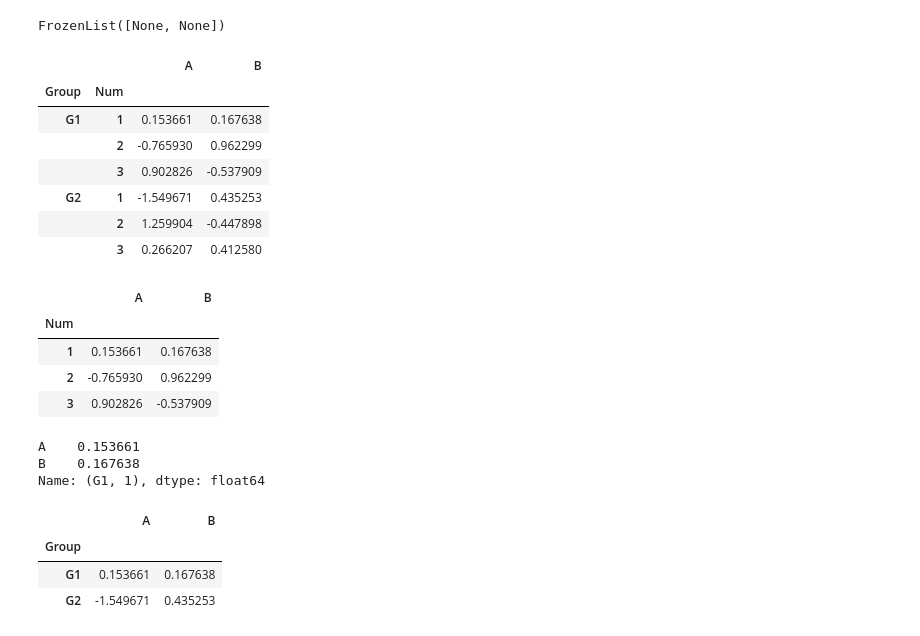
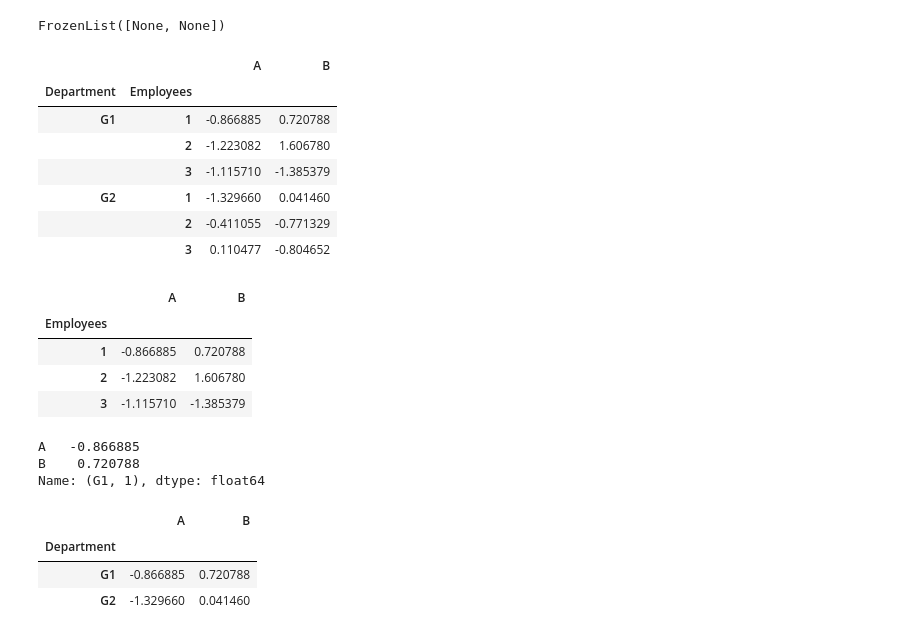
Before and after one commit to iyappan24/Machine-Learning-Notebooks, a Jupyter notebook: Python-for-Data-Analysis/Pandas/DataFrames.ipynb, the cells around one changed output. Cells and saved outputs as stored; diff of their text form; code cells hidden in the pictures.

```diff
--- a/Python-for-Data-Analysis/Pandas/DataFrames.ipynb
+++ b/Python-for-Data-Analysis/Pandas/DataFrames.ipynb
@@ -320,36 +331,36 @@ df.index.names
 # %% [output]
 FrozenList([None, None])
 # %%
-df.index.names = ['Group','Num']
+df.index.names = ['Department','Employees']
 # %%
 df
 # %% [output]
 |  |  | A | B |
-| Group | Num |  |  |
-| G1 | 1 | 0.153661 | 0.167638 |
-|  | 2 | -0.765930 | 0.962299 |
-|  | 3 | 0.902826 | -0.537909 |
-| G2 | 1 | -1.549671 | 0.435253 |
-|  | 2 | 1.259904 | -0.447898 |
-|  | 3 | 0.266207 | 0.412580 |
+| Department | Employees |  |  |
+| G1 | 1 | -0.866885 | 0.720788 |
+|  | 2 | -1.223082 | 1.606780 |
+|  | 3 | -1.115710 | -1.385379 |
+| G2 | 1 | -1.329660 | 0.041460 |
+|  | 2 | -0.411055 | -0.771329 |
+|  | 3 | 0.110477 | -0.804652 |
 # %%
 df.xs('G1')
 # %% [output]
 |  | A | B |
-| Num |  |  |
-| 1 | 0.153661 | 0.167638 |
-| 2 | -0.765930 | 0.962299 |
-| 3 | 0.902826 | -0.537909 |
+| Employees |  |  |
+| 1 | -0.866885 | 0.720788 |
+| 2 | -1.223082 | 1.606780 |
+| 3 | -1.115710 | -1.385379 |
 # %%
 df.xs(['G1',1])
 # %% [output]
-A    0.153661
-B    0.167638
+A   -0.866885
+B    0.720788
 Name: (G1, 1), dtype: float64
 # %%
-df.xs(1,level='Num')
+df.xs(1,level='Employees')
 # %% [output]
 |  | A | B |
-| Group |  |  |
-| G1 | 0.153661 | 0.167638 |
-| G2 | -1.549671 | 0.435253 |
+| Department |  |  |
+| G1 | -0.866885 | 0.720788 |
+| G2 | -1.329660 | 0.041460 |
```
Also changed, not shown: parts of 23 cells of this notebook.
